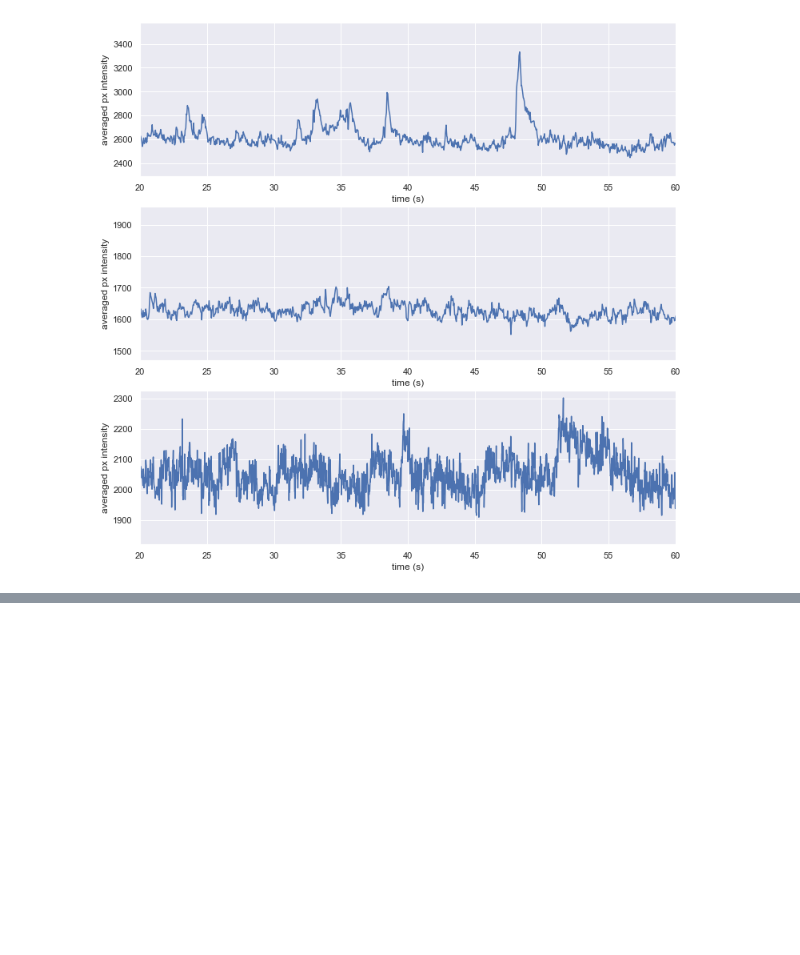
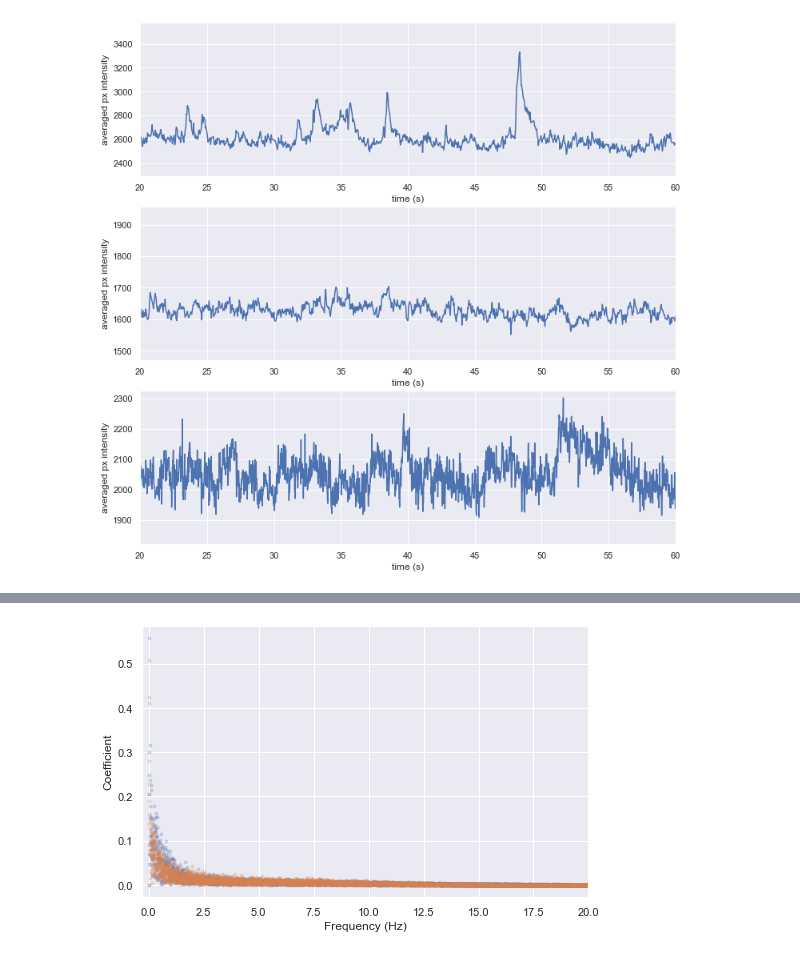
Before and after one commit to AllenInstitute/sourcesep, a Jupyter notebook: notebooks/01_explore_pilot.ipynb, the cells around one changed output, grey strips where cells are left out. Cells and saved outputs as stored; diff of their text form; code cells hidden in the pictures; blank space fills up the shorter version.

```diff
--- a/notebooks/01_explore_pilot.ipynb
+++ b/notebooks/01_explore_pilot.ipynb
@@ -136,2 +216,10 @@ plt.show()
+# %%
+_, ax = plt.subplots(1, 1, figsize=(8, 5))
+for f, c in zip([f1,f2],[c1,c2]):
+    ax.plot(f, c, '.', alpha=0.2)
+    ax.set(xlabel='Frequency (Hz)', ylabel='Coefficient', xlim=(-0.3,20))
+plt.show()
+# %% [output]
+[figure, added]
 # %%
 # https://www.janelia.org/jgcamp8-calcium-indicators - this has performance of jGCaMP8s in cultured neurons (df/F, half-life)
```
Also changed, not shown: parts of 6 cells of this notebook, 2 other files.
